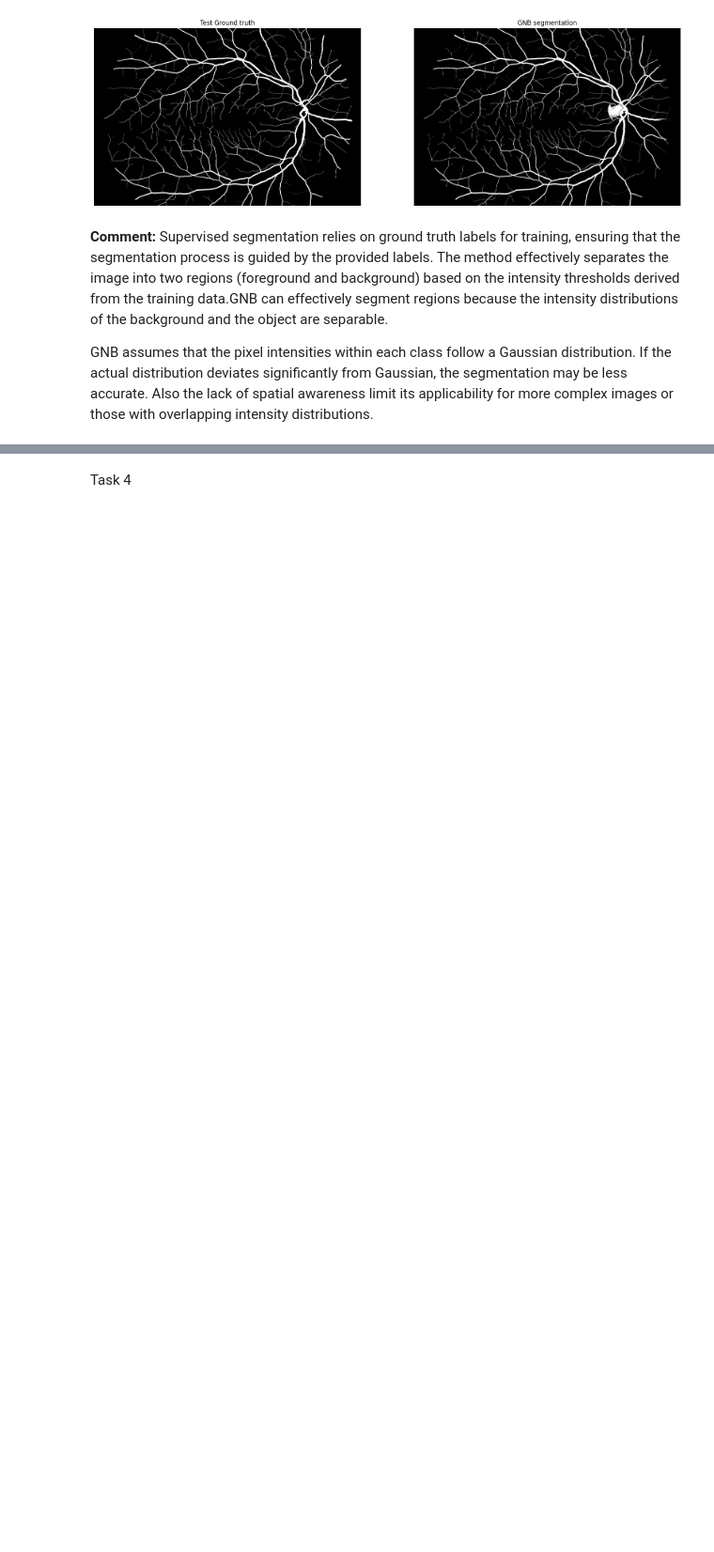
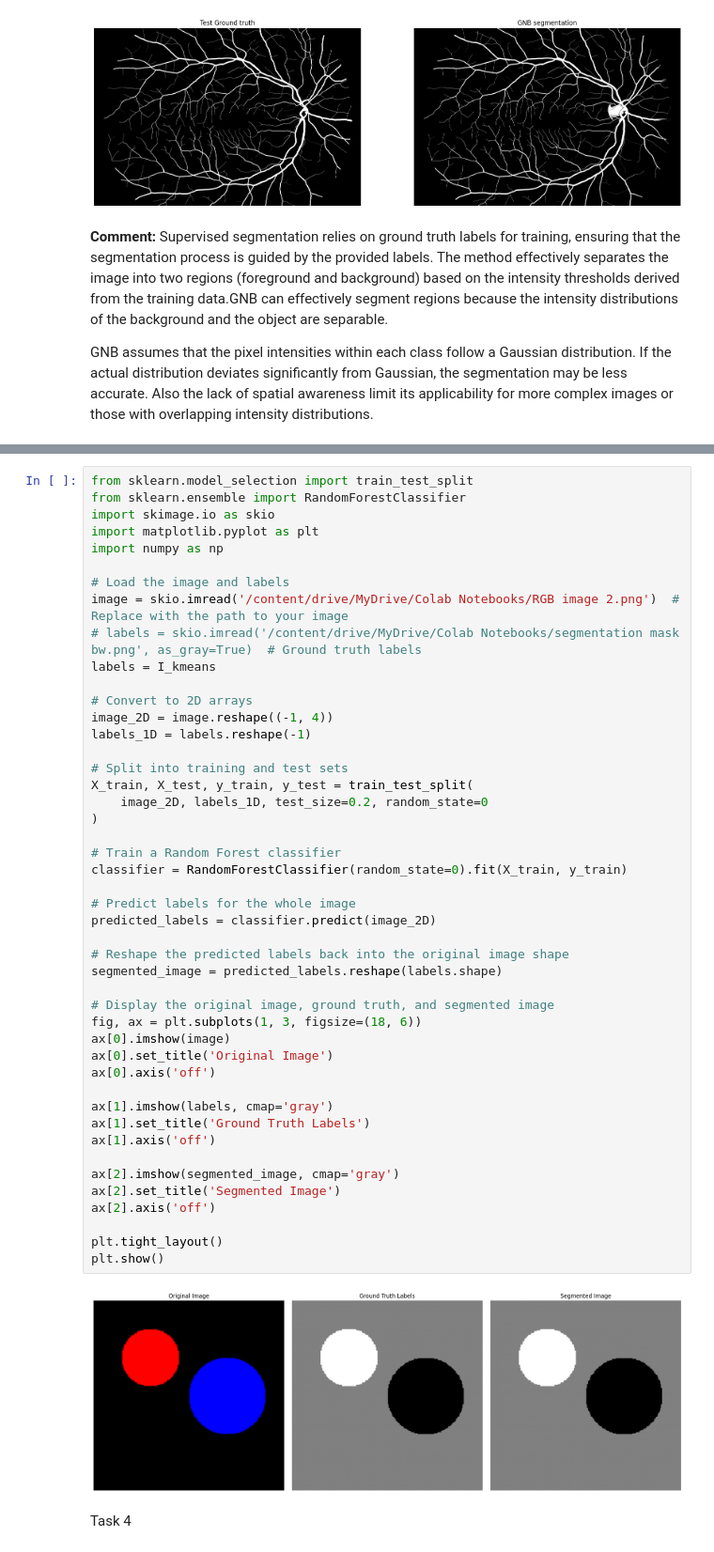
Before and after one commit to KleaKalliri/Computer-Vision, a Jupyter notebook: Exercise_2.ipynb, the cells around one changed output, grey strips where cells are left out. Shown at 94% size. Cells and saved outputs as stored; diff of their text form; blank space fills up the shorter version.

```diff
--- a/Exercise_2.ipynb
+++ b/Exercise_2.ipynb
@@ -131,3 +235,51 @@ plt.show()
+# %%
+from sklearn.model_selection import train_test_split
+from sklearn.ensemble import RandomForestClassifier
+import skimage.io as skio
+import matplotlib.pyplot as plt
+import numpy as np
+
+# Load the image and labels
+image = skio.imread('/content/drive/MyDrive/Colab Notebooks/RGB image 2.png')  # Replace with the path to your image
+# labels = skio.imread('/content/drive/MyDrive/Colab Notebooks/segmentation mask bw.png', as_gray=True)  # Ground truth labels
+labels = I_kmeans
+
+# Convert to 2D arrays
+image_2D = image.reshape((-1, 4))
+labels_1D = labels.reshape(-1)
+
+# Split into training and test sets
+X_train, X_test, y_train, y_test = train_test_split(
+    image_2D, labels_1D, test_size=0.2, random_state=0
+)
+
+# Train a Random Forest classifier
+classifier = RandomForestClassifier(random_state=0).fit(X_train, y_train)
+
+# Predict labels for the whole image
+predicted_labels = classifier.predict(image_2D)
+
+# Reshape the predicted labels back into the original image shape
+segmented_image = predicted_labels.reshape(labels.shape)
+
+# Display the original image, ground truth, and segmented image
+fig, ax = plt.subplots(1, 3, figsize=(18, 6))
+ax[0].imshow(image)
+ax[0].set_title('Original Image')
+ax[0].axis('off')
+
+ax[1].imshow(labels, cmap='gray')
+ax[1].set_title('Ground Truth Labels')
+ax[1].axis('off')
+
+ax[2].imshow(segmented_image, cmap='gray')
+ax[2].set_title('Segmented Image')
+ax[2].axis('off')
+
+plt.tight_layout()
+plt.show()
+# %% [output]
+[figure, added]
 # %% [markdown]
 Task 4
 # %% [markdown]
```
Also changed, not shown: parts of 4 cells of this notebook.
